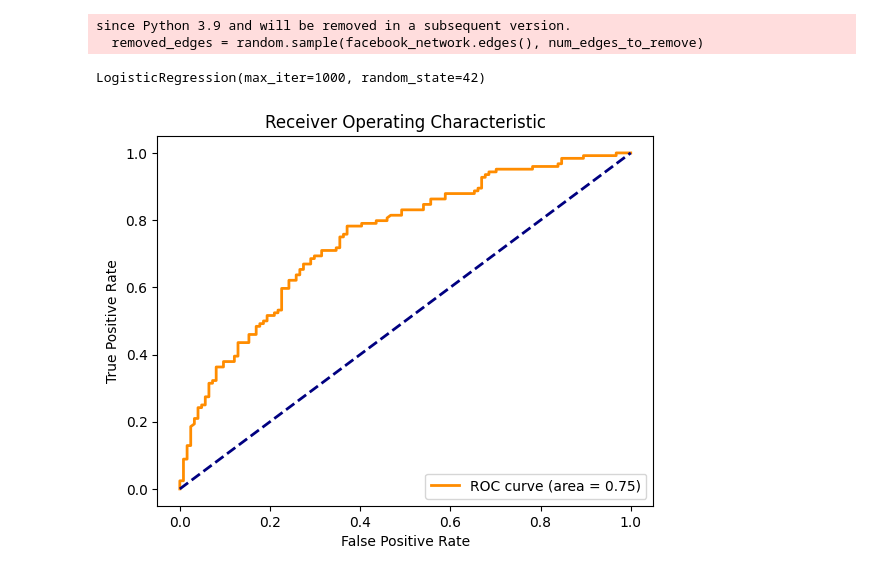
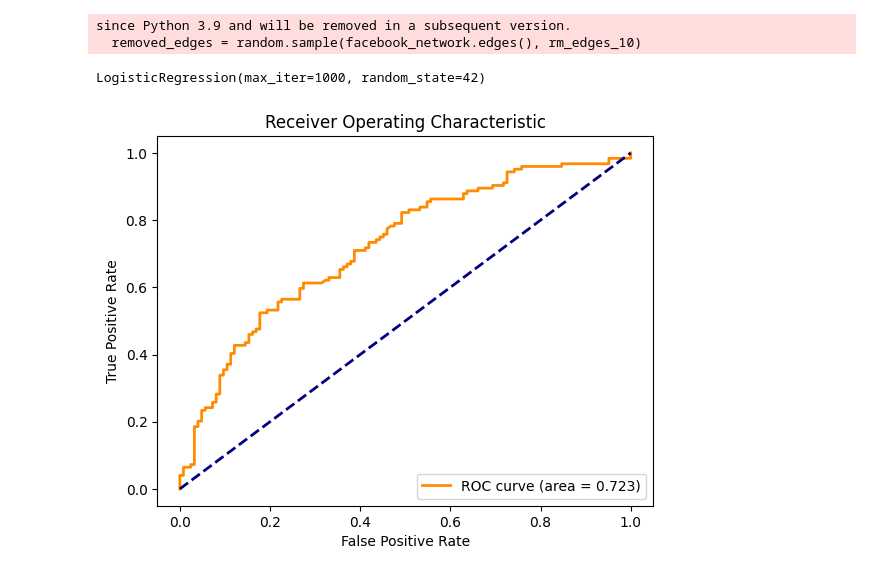
Before and after one commit to SedarKorka/Analysis-of-Complex-Networks, a Jupyter notebook: ass10.ipynb, the cells around one changed output. Saved outputs shown, nothing was run; the diff lists cells and outputs as text; code cells hidden in the pictures.

```diff
--- a/ass10.ipynb
+++ b/ass10.ipynb
@@ -28,16 +44,16 @@ urllib.request.urlretrieve(twitter_url, "twitter.edges")
 twitter_network = nx.read_edgelist("twitter.edges", nodetype=int, create_using=nx.DiGraph())
 # %%
 # Remove 10% of the edges
-num_edges_to_remove = int(len(facebook_network.edges()) * 0.1)
-removed_edges = random.sample(facebook_network.edges(), num_edges_to_remove)
+rm_edges_10 = int(len(facebook_network.edges()) * 0.1)
+removed_edges = random.sample(facebook_network.edges(), rm_edges_10)
 facebook_network.remove_edges_from(removed_edges)
 # %% [output]
 since Python 3.9 and will be removed in a subsequent version.
-  removed_edges = random.sample(facebook_network.edges(), num_edges_to_remove)
+  removed_edges = random.sample(facebook_network.edges(), rm_edges_10)
 # %%
 # Generate node embeddings using node2vec
-node2vec = Node2Vec(facebook_network, dimensions=64, walk_length=10, num_walks=50, workers=1)
-model = node2vec.fit(window=10, min_count=1, batch_words=4)
+node2vec = Node2Vec(facebook_network)
+model = node2vec.fit()
 # %%
 # Function to extract features
 def get_features(edge_list):
@@ -54,29 +70,31 @@ train_features = get_features(train_set)
 test_features = get_features(test_set)
 # %%
 # Train Logistic Regression Model
-clf = LogisticRegression(random_state=42, max_iter=1000)
-clf.fit(train_features, train_labels)
+model = LogisticRegression(random_state=42, max_iter=1000)
+model.fit(train_features, train_labels)
 # %% [output]
 LogisticRegression(max_iter=1000, random_state=42)
 # %%
 # Predict and Evaluate
-pred_probs = clf.predict_proba(test_features)[:, 1]
+pred_probs = model.predict_proba(test_features)[:, 1]
+
+# Calculate the  the Metrics
 accuracy = accuracy_score(test_labels, (pred_probs >= 0.5).astype(int))
 auroc = roc_auc_score(test_labels, pred_probs)
 precision = precision_score(test_labels, (pred_probs >= 0.5).astype(int))
 # %%
 # Plot ROC curve
 fpr, tpr, _ = roc_curve(test_labels, pred_probs)
 plt.figure()
-plt.plot(fpr, tpr, color='darkorange', lw=2, label='ROC curve (area = %0.2f)' % auroc)
+plt.plot(fpr, tpr, color='darkorange', lw=2, label='ROC curve (area = %0.3f)' % auroc)
 plt.plot([0, 1], [0, 1], color='navy', lw=2, linestyle='--')
 plt.xlabel('False Positive Rate')
 plt.ylabel('True Positive Rate')
 plt.title('Receiver Operating Characteristic')
 plt.legend(loc="lower right")
 plt.show()
 # %% [output]
-[figure, old version]
+[figure, new version]
 # %%
 # Print the Metrics
 print(f"Accuracy: {accuracy}")
```
Also changed, not shown: parts of 2 cells of this notebook.
